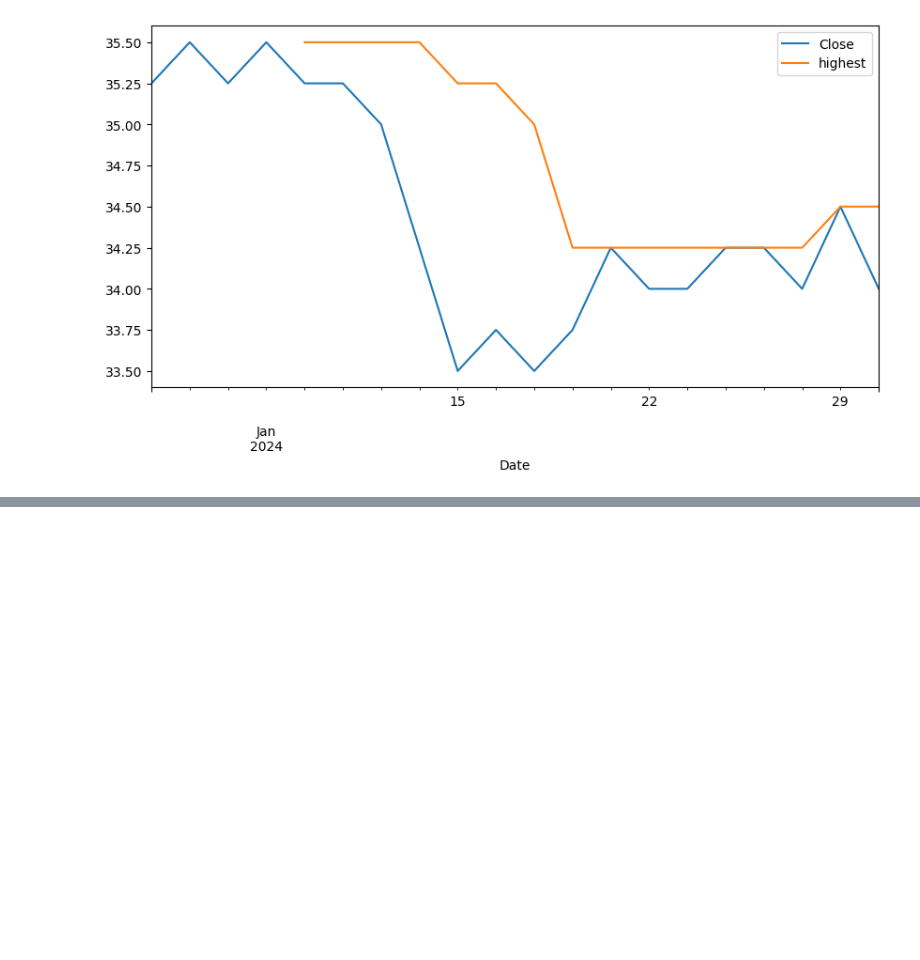
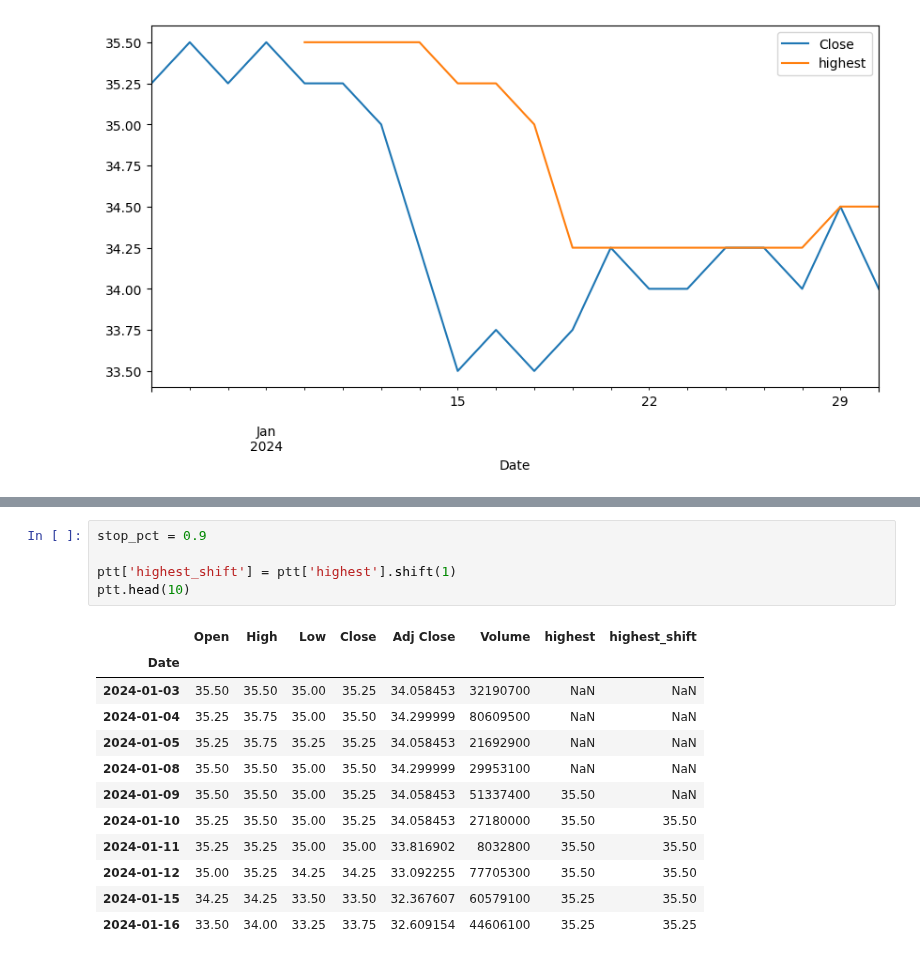
Before and after one commit to pNatTueku/basicPython, a Jupyter notebook: basic_plot_stocks.ipynb, the cells around one changed output, grey strips where cells are left out. Saved outputs shown, nothing was run; the diff lists cells and outputs as text; blank space fills up the shorter version.

```diff
--- a/basic_plot_stocks.ipynb
+++ b/basic_plot_stocks.ipynb
@@ -348,0 +364,18 @@ plt.show()
+# %%
+stop_pct = 0.9
+
+ptt['highest_shift'] = ptt['highest'].shift(1)
+ptt.head(10)
+# %% [output]
+|  | Open | High | Low | Close | Adj Close | Volume | highest | highest_shift |
+| Date |  |  |  |  |  |  |  |  |
+| 2024-01-03 | 35.50 | 35.50 | 35.00 | 35.25 | 34.058453 | 32190700 | NaN | NaN |
+| 2024-01-04 | 35.25 | 35.75 | 35.00 | 35.50 | 34.299999 | 80609500 | NaN | NaN |
+| 2024-01-05 | 35.25 | 35.75 | 35.25 | 35.25 | 34.058453 | 21692900 | NaN | NaN |
+| 2024-01-08 | 35.50 | 35.50 | 35.00 | 35.50 | 34.299999 | 29953100 | NaN | NaN |
+| 2024-01-09 | 35.50 | 35.50 | 35.00 | 35.25 | 34.058453 | 51337400 | 35.50 | NaN |
+| 2024-01-10 | 35.25 | 35.50 | 35.00 | 35.25 | 34.058453 | 27180000 | 35.50 | 35.50 |
+| 2024-01-11 | 35.25 | 35.25 | 35.00 | 35.00 | 33.816902 | 8032800 | 35.50 | 35.50 |
+| 2024-01-12 | 35.00 | 35.25 | 34.25 | 34.25 | 33.092255 | 77705300 | 35.50 | 35.50 |
+| 2024-01-15 | 34.25 | 34.25 | 33.50 | 33.50 | 32.367607 | 60579100 | 35.25 | 35.50 |
+| 2024-01-16 | 33.50 | 34.00 | 33.25 | 33.75 | 32.609154 | 44606100 | 35.25 | 35.25 |
```
Also changed, not shown: parts of 2 cells of this notebook.
